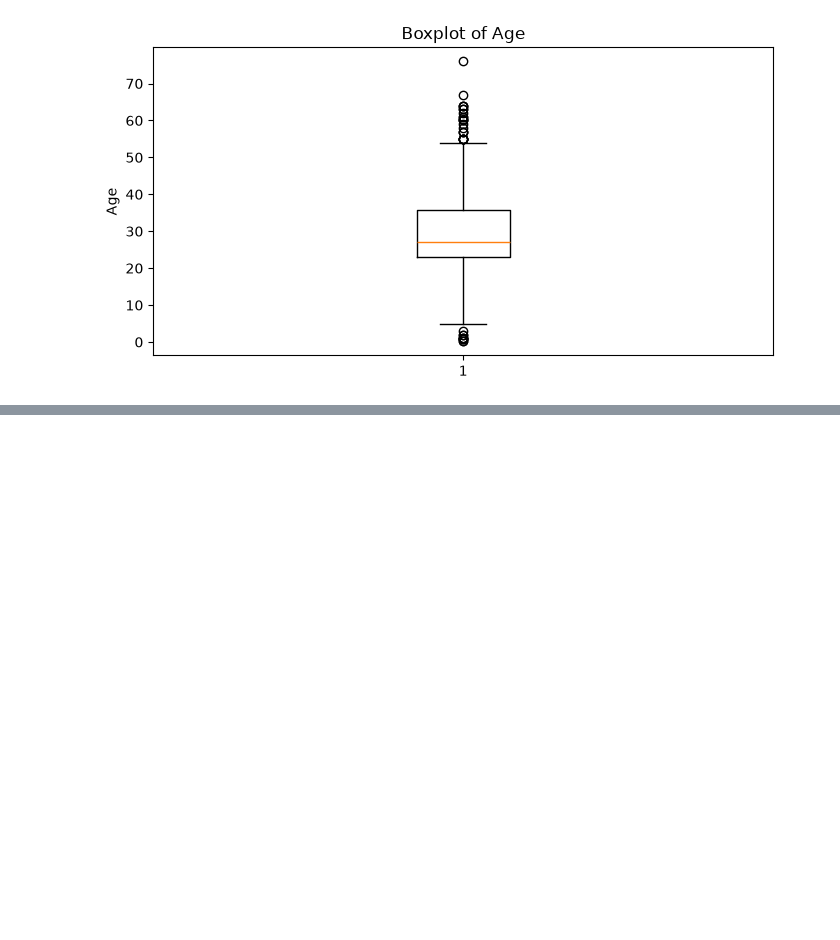
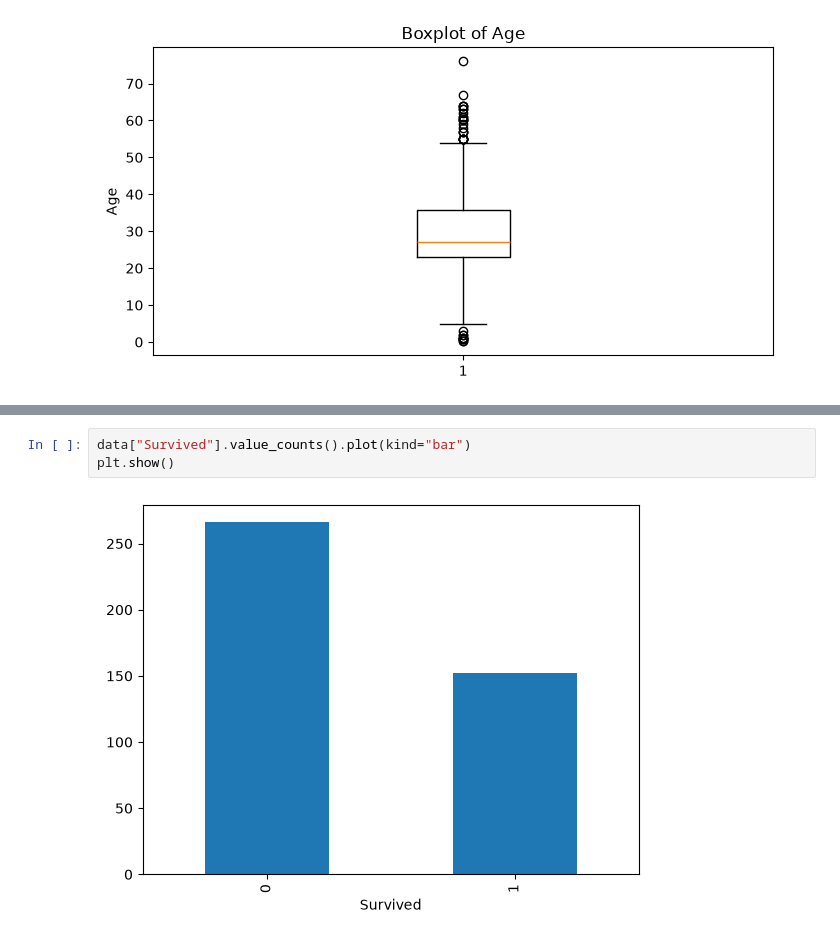
Before and after one commit to bhrantiknagar/Data-Science, a Jupyter notebook: Day_10.ipynb, the cells around one changed output, grey strips where cells are left out. Cells and saved outputs as stored; diff of their text form; blank space fills up the shorter version.

```diff
--- a/Day_10.ipynb
+++ b/Day_10.ipynb
@@ -135,0 +151,5 @@ plt.show()
+# %%
+data["Survived"].value_counts().plot(kind="bar")
+plt.show()
+# %% [output]
+[figure, added]
```
Also changed, not shown: parts of 4 cells of this notebook, 2 other files.
